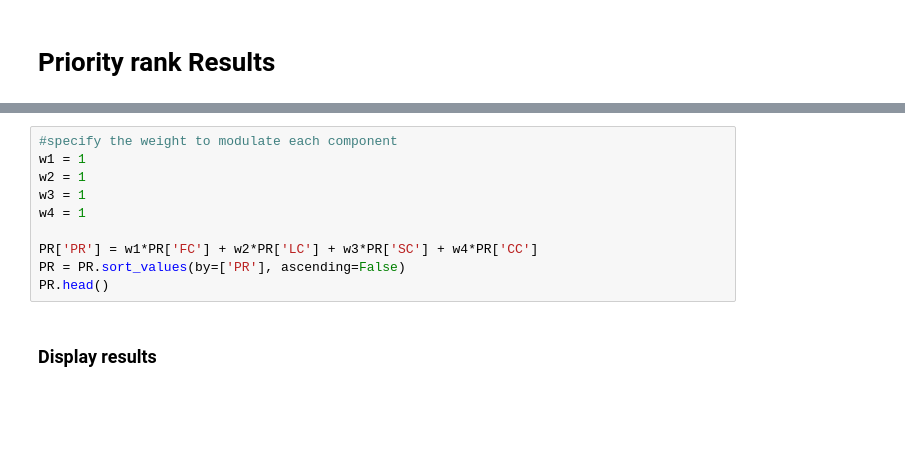
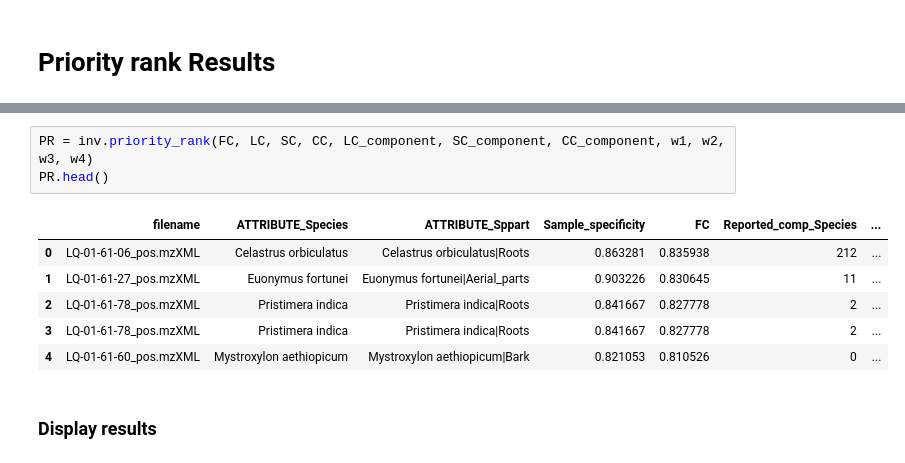
Before and after one commit to luigiquiros/inventa, a Jupyter notebook: notebook/INVENTA_V8.ipynb, the cells around one changed output, grey strips where cells are left out. Drawn from its saved outputs; the diff is of its cells as text; blank space fills up the shorter version.

Commit message:
conditional merging and final rank calculations added

```diff
--- a/notebook/INVENTA_V8.ipynb
+++ b/notebook/INVENTA_V8.ipynb
@@ -329,13 +339,13 @@ PR['CC'] = PR['CC'].fillna(0)
-# %%
-#specify the weight to modulate each component
-w1 = 1
-w2 = 1
-w3 = 1
-w4 = 1
-
-PR['PR'] = w1*PR['FC'] + w2*PR['LC'] + w3*PR['SC'] + w4*PR['CC']
-PR = PR.sort_values(by=['PR'], ascending=False)
-PR.head()
+# %%
+PR = inv.priority_rank(FC, LC, SC, CC, LC_component, SC_component, CC_component, w1, w2, w3, w4)
+PR.head()
+# %% [output]
+|  | filename | ATTRIBUTE_Species | ATTRIBUTE_Sppart | Sample_specificity | FC | Reported_comp_Species | ... |
+| 0 | LQ-01-61-06_pos.mzXML | Celastrus orbiculatus | Celastrus orbiculatus|Roots | 0.863281 | 0.835938 | 212 | ... |
+| 1 | LQ-01-61-27_pos.mzXML | Euonymus fortunei | Euonymus fortunei|Aerial_parts | 0.903226 | 0.830645 | 11 | ... |
+| 2 | LQ-01-61-78_pos.mzXML | Pristimera indica | Pristimera indica|Roots | 0.841667 | 0.827778 | 2 | ... |
+| 3 | LQ-01-61-78_pos.mzXML | Pristimera indica | Pristimera indica|Roots | 0.841667 | 0.827778 | 2 | ... |
+| 4 | LQ-01-61-60_pos.mzXML | Mystroxylon aethiopicum | Mystroxylon aethiopicum|Bark | 0.821053 | 0.810526 | 0 | ... |
 # %% [markdown]
 ### Display results
 # %%
```
Also changed, not shown: parts of 14 cells of this notebook, 2 other files.
